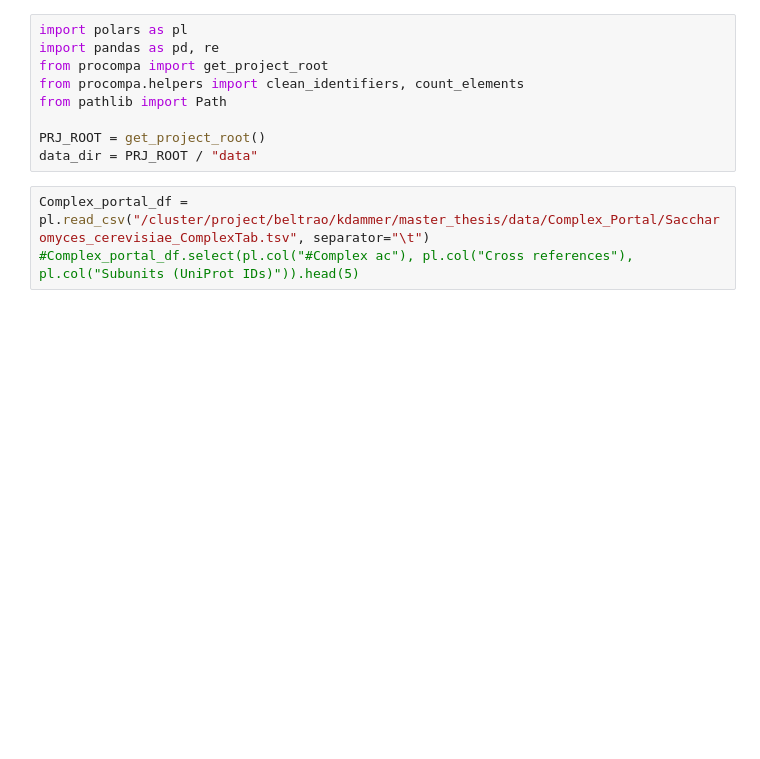
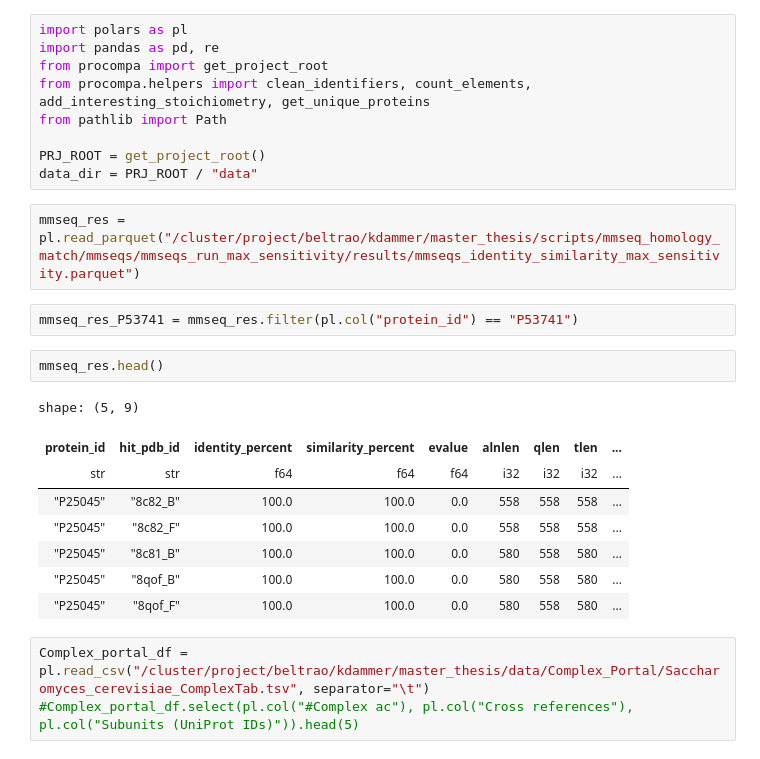
Before and after one commit to Kim-Dammer/master_thesis, a Jupyter notebook: notebooks/07_preparing_Complex_to_pdb_mapping.ipynb, the cells around one changed output. Cells and saved outputs as stored; diff of their text form; blank space fills up the shorter version.

```diff
--- a/notebooks/07_preparing_Complex_to_pdb_mapping.ipynb
+++ b/notebooks/07_preparing_Complex_to_pdb_mapping.ipynb
@@ -2,11 +2,26 @@
 import polars as pl
 import pandas as pd, re
 from procompa import get_project_root
-from procompa.helpers import clean_identifiers, count_elements
+from procompa.helpers import clean_identifiers, count_elements, add_interesting_stoichiometry, get_unique_proteins
 from pathlib import Path
 
 PRJ_ROOT = get_project_root()
 data_dir = PRJ_ROOT / "data"
+# %%
+mmseq_res = pl.read_parquet("/cluster/project/beltrao/kdammer/master_thesis/scripts/mmseq_homology_match/mmseqs/mmseqs_run_max_sensitivity/results/mmseqs_identity_similarity_max_sensitivity.parquet")
+# %%
+mmseq_res_P53741 = mmseq_res.filter(pl.col("protein_id") == "P53741")
+# %%
+mmseq_res.head()
+# %% [output]
+shape: (5, 9)
+| protein_id | hit_pdb_id | identity_percent | similarity_percent | evalue | alnlen | qlen | tlen | ... |
+| str | str | f64 | f64 | f64 | i32 | i32 | i32 | ... |
+| "P25045" | "8c82_B" | 100.0 | 100.0 | 0.0 | 558 | 558 | 558 | ... |
+| "P25045" | "8c82_F" | 100.0 | 100.0 | 0.0 | 558 | 558 | 558 | ... |
+| "P25045" | "8c81_B" | 100.0 | 100.0 | 0.0 | 580 | 558 | 580 | ... |
+| "P25045" | "8qof_B" | 100.0 | 100.0 | 0.0 | 580 | 558 | 580 | ... |
+| "P25045" | "8qof_F" | 100.0 | 100.0 | 0.0 | 580 | 558 | 580 | ... |
 # %%
 Complex_portal_df = pl.read_csv("/cluster/project/beltrao/kdammer/master_thesis/data/Complex_Portal/Saccharomyces_cerevisiae_ComplexTab.tsv", separator="\t")
 #Complex_portal_df.select(pl.col("#Complex ac"), pl.col("Cross references"), pl.col("Subunits (UniProt IDs)")).head(5)
```
Also changed, not shown: parts of 50 cells of this notebook, 10 other files.
